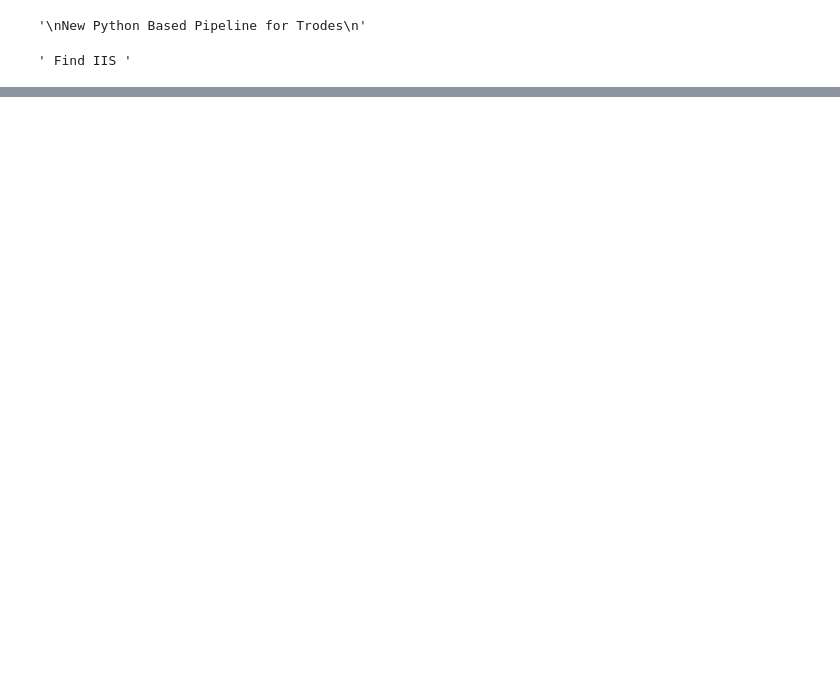
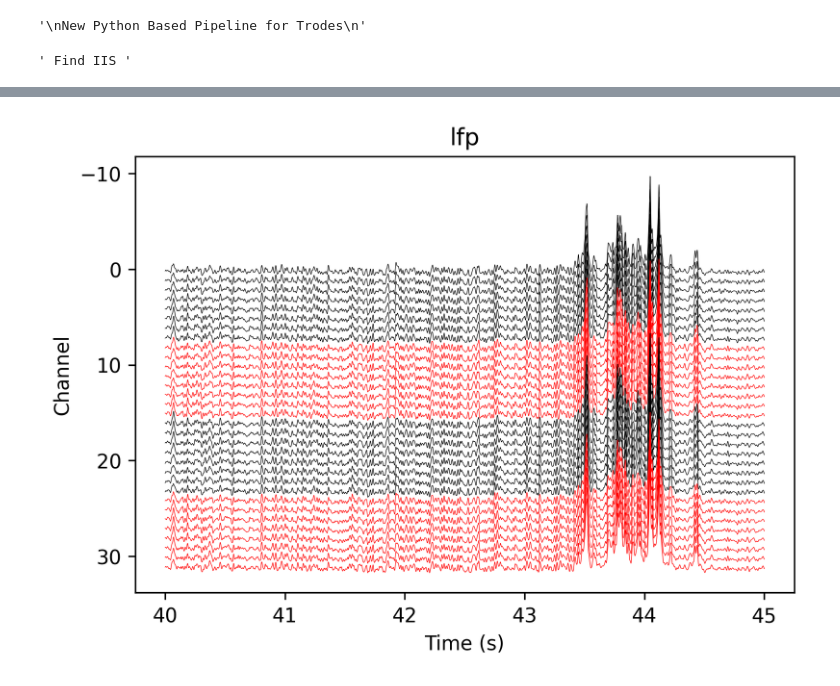
Before and after one commit to dtabuena/Workshop, a Jupyter notebook: Py_trodes/PyTrodes_Pipeline_.ipynb, the cells around one changed output, grey strips where cells are left out. Drawn from its saved outputs; the diff is of its cells as text; code cells hidden in the pictures; blank space fills up the shorter version.

```diff
--- a/Py_trodes/PyTrodes_Pipeline_.ipynb
+++ b/Py_trodes/PyTrodes_Pipeline_.ipynb
@@ -132,0 +119,3 @@ print(lfp_disk_array[0:3,:])
+# %%
+ripfilt_npy_filename = raw_npy_filename.replace('raw', 'ripfilt')
+ripfilt_npy_filename
@@ -173,0 +144,20 @@ ax.set_xlabel('Time (s)')
+# %%
+"""
+Ripple Detection
+"""
+lfp_disk_array = load_npy_to_memmap(ripfilt_npy_filename)
+lfp_disk_array = np.abs(sci.signal.hilbert(lfp_disk_array,axis=0)).astype('float16')
+gauss_width_ms = 4
+sigma = gauss_width_ms/1000*downsampled_rate
+filter_width_sigmas = 8
+lfp_disk_array  = sci.ndimage.gaussian_filter1d(lfp_disk_array.astype('float32'),
+                                                sigma, axis=0, mode='reflect',
+                                                truncate=filter_width_sigmas).astype('float16')
+lfp_disk_array = (lfp_disk_array - np.mean(lfp_disk_array,axis=0)) / np.std(lfp_disk_array,axis=0)
+rip_envl_npy_filename = ripfilt_npy_filename.replace('ripfilt', 'rip_envl')
+np.save(rip_envl_npy_filename, lfp_disk_array.astype('float16'))
+""" START HERE FOR RIPPLE Triggering """
+# %%
+plot_sample_wave(lfp_disk_array,downsampled_rate,times=[40,45])
+# %% [output]
+[figure, added]
```
Also changed, not shown: parts of 6 cells of this notebook.
